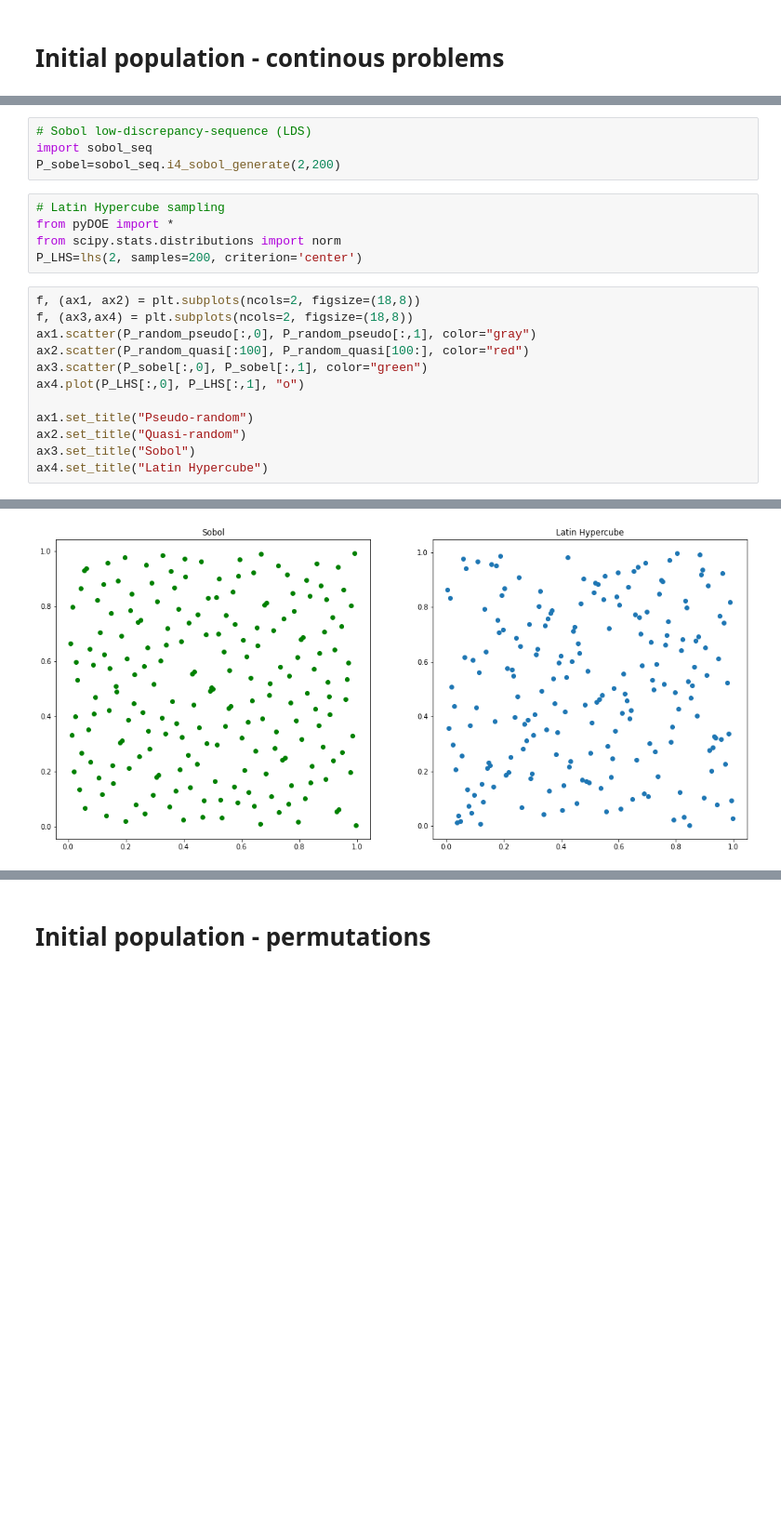
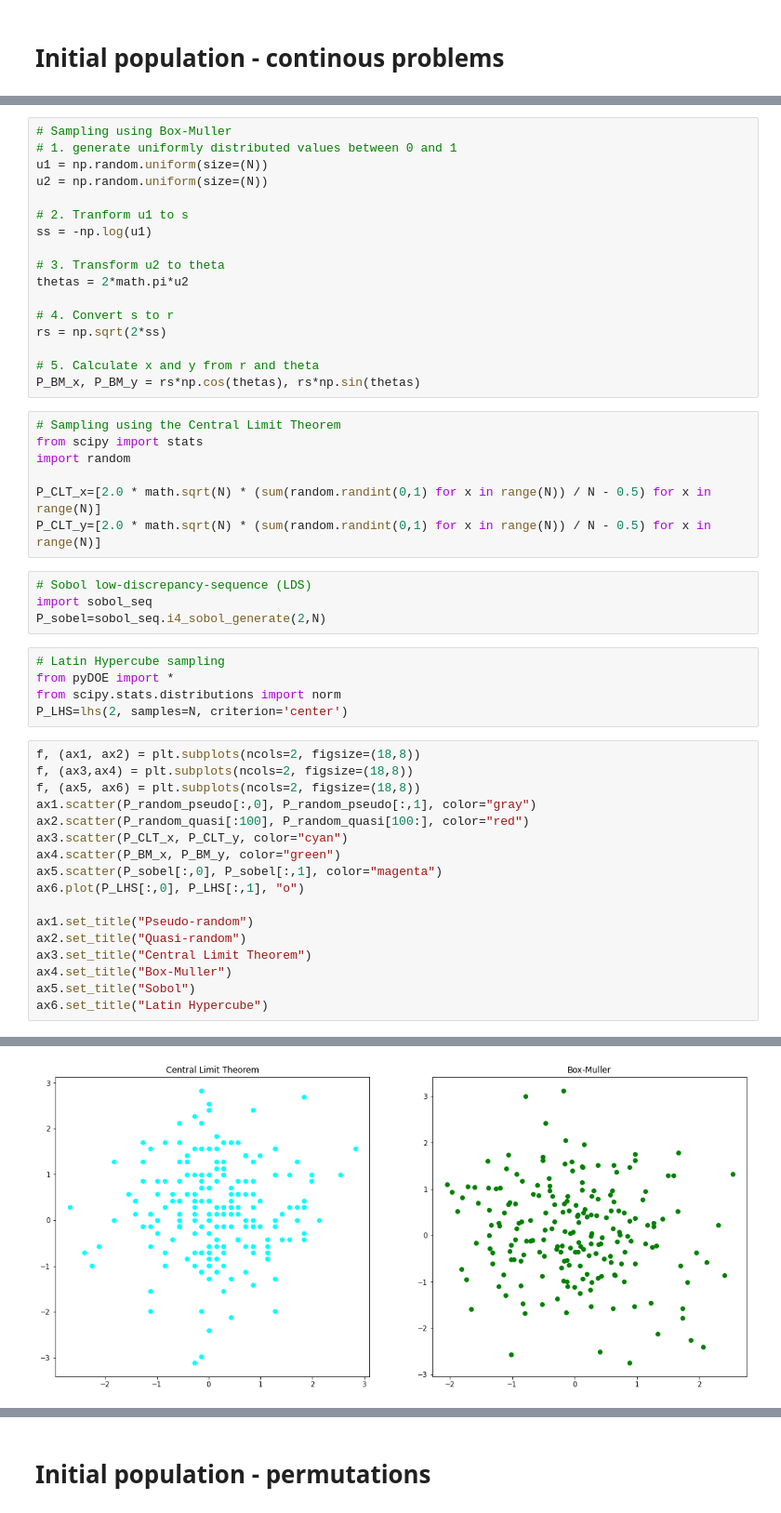
Before and after one commit to SmartMobilityAlgorithms/GettingStarted, a Jupyter notebook: initial_population.ipynb, the cells around one changed output, grey strips where cells are left out. Shown at 93% size. Cells and saved outputs as stored; diff of their text form; blank space fills up the shorter version.

Commit message:
added Central Limit and Box-Muller

```diff
--- a/initial_population.ipynb
+++ b/initial_population.ipynb
@@ -14,25 +16,54 @@ P_random_quasi = np.random.uniform(size=(100*2))
+# %%
+# Sampling using Box-Muller
+# 1. generate uniformly distributed values between 0 and 1
+u1 = np.random.uniform(size=(N))
+u2 = np.random.uniform(size=(N))
+
+# 2. Tranform u1 to s
+ss = -np.log(u1)
+
+# 3. Transform u2 to theta
+thetas = 2*math.pi*u2
+
+# 4. Convert s to r
+rs = np.sqrt(2*ss)
+
+# 5. Calculate x and y from r and theta
+P_BM_x, P_BM_y = rs*np.cos(thetas), rs*np.sin(thetas)
+# %%
+# Sampling using the Central Limit Theorem
+from scipy import stats
+import random
+
+P_CLT_x=[2.0 * math.sqrt(N) * (sum(random.randint(0,1) for x in range(N)) / N - 0.5) for x in range(N)]
+P_CLT_y=[2.0 * math.sqrt(N) * (sum(random.randint(0,1) for x in range(N)) / N - 0.5) for x in range(N)]
 # %%
 # Sobol low-discrepancy-sequence (LDS)
 import sobol_seq
-P_sobel=sobol_seq.i4_sobol_generate(2,200)
+P_sobel=sobol_seq.i4_sobol_generate(2,N)
 # %%
 # Latin Hypercube sampling
 from pyDOE import *
 from scipy.stats.distributions import norm
-P_LHS=lhs(2, samples=200, criterion='center')
+P_LHS=lhs(2, samples=N, criterion='center')
 # %%
 f, (ax1, ax2) = plt.subplots(ncols=2, figsize=(18,8))
 f, (ax3,ax4) = plt.subplots(ncols=2, figsize=(18,8))
+f, (ax5, ax6) = plt.subplots(ncols=2, figsize=(18,8))
 ax1.scatter(P_random_pseudo[:,0], P_random_pseudo[:,1], color="gray")
 ax2.scatter(P_random_quasi[:100], P_random_quasi[100:], color="red")
-ax3.scatter(P_sobel[:,0], P_sobel[:,1], color="green")
-ax4.plot(P_LHS[:,0], P_LHS[:,1], "o")
+ax3.scatter(P_CLT_x, P_CLT_y, color="cyan")
+ax4.scatter(P_BM_x, P_BM_y, color="green")
+ax5.scatter(P_sobel[:,0], P_sobel[:,1], color="magenta")
+ax6.plot(P_LHS[:,0], P_LHS[:,1], "o")
 
 ax1.set_title("Pseudo-random")
 ax2.set_title("Quasi-random")
-ax3.set_title("Sobol")
-ax4.set_title("Latin Hypercube")
+ax3.set_title("Central Limit Theorem")
+ax4.set_title("Box-Muller")
+ax5.set_title("Sobol")
+ax6.set_title("Latin Hypercube")
 # %% [output]
 Text(0.5, 1.0, 'Latin Hypercube')
 [figure]
-[figure, old version]
+[figure, new version]
```
Also changed, not shown: parts of 9 cells of this notebook.
